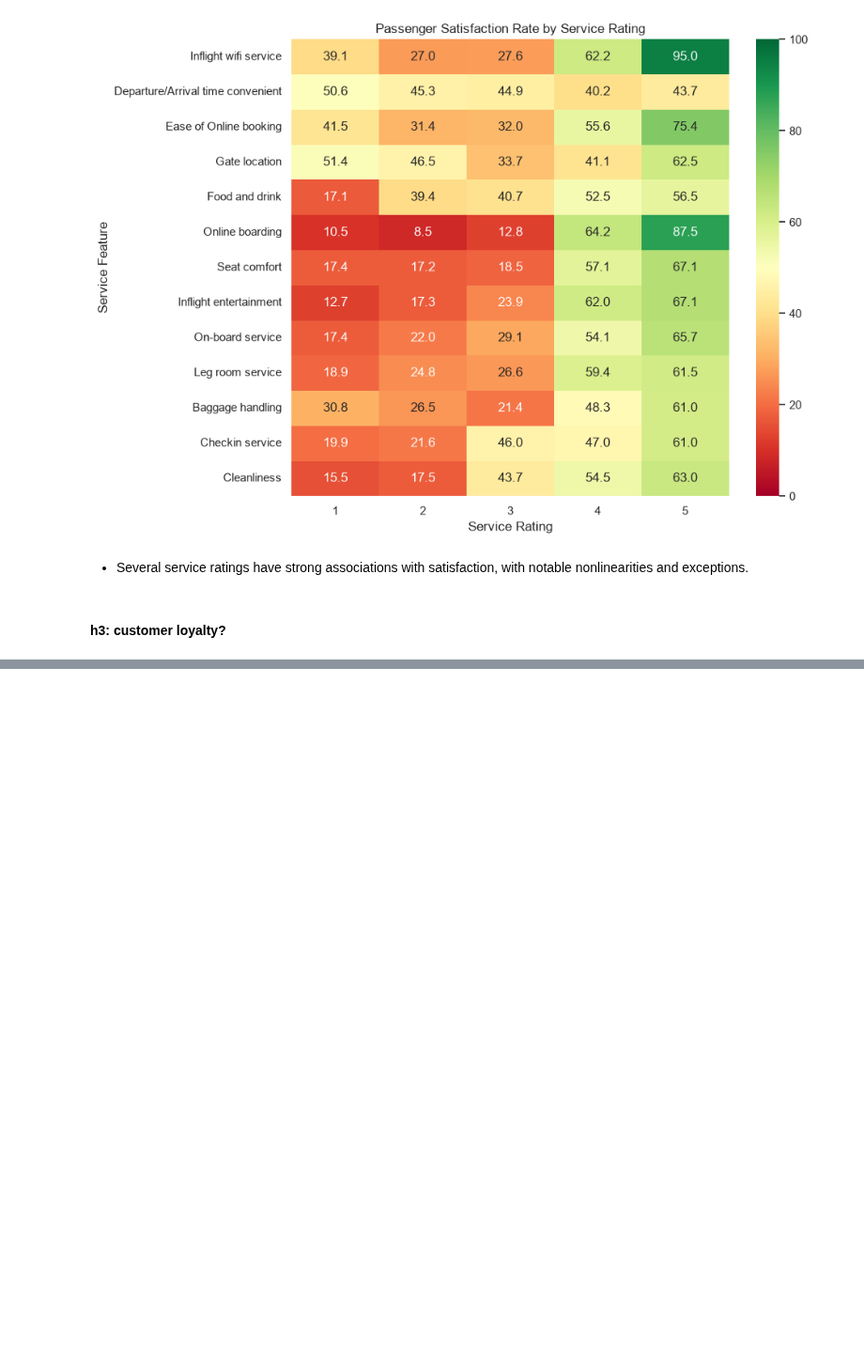
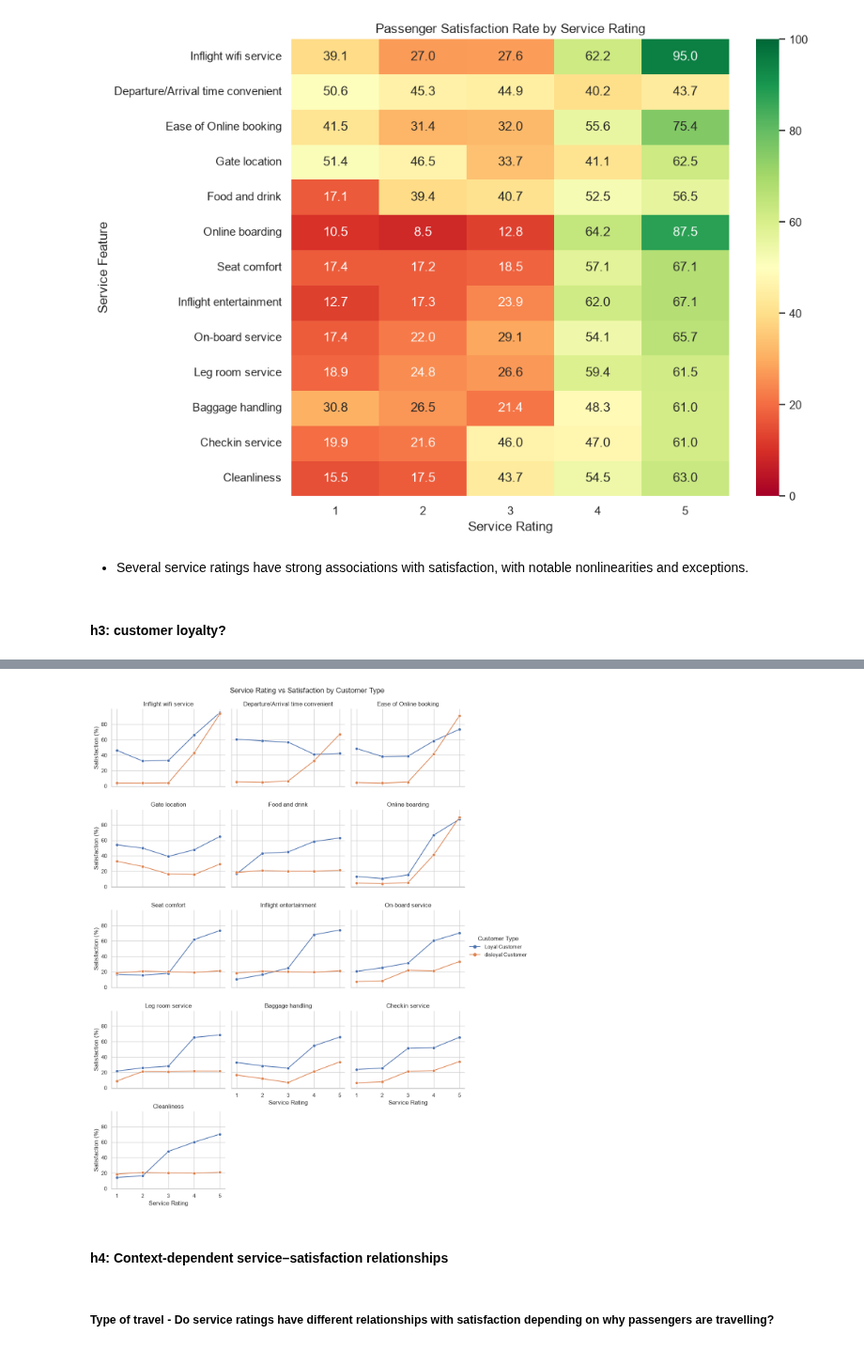
Before and after one commit to BharatK0049/airline-satisfaction-prediction, a Jupyter notebook: notebooks/02_eda.ipynb, the cells around one changed output, grey strips where cells are left out. Shown at 94% size. Drawn from its saved outputs; the diff is of its cells as text; code cells hidden in the pictures; blank space fills up the shorter version.

Commit message:
feat: complete exploratory analysis of airline satisfaction (Day 3)

```diff
--- a/notebooks/02_eda.ipynb
+++ b/notebooks/02_eda.ipynb
@@ -543,0 +611,48 @@ plt.show()
+# %%
+loyalty_comparison = []
+
+for col in rating_cols:
+    for customer_type in ["Loyal Customer", "disloyal Customer"]:
+        for rating in range(1, 6):
+            mask = (
+                (train_df["Customer Type"] == customer_type) &
+                (train_df[col] == rating)
+            )
+
+            satisfaction_rate = train_df.loc[mask, "satisfaction"].mean() * 100
+
+            loyalty_comparison.append({
+                "Feature": col,
+                "Customer Type": customer_type,
+                "Rating": rating,
+                "Satisfaction (%)": satisfaction_rate
+            })
+
+loyalty_comparison = pd.DataFrame(loyalty_comparison)
+# %%
+g = sns.relplot(
+    data=loyalty_comparison,
+    x="Rating",
+    y="Satisfaction (%)",
+    hue="Customer Type",
+    col="Feature",
+    col_wrap=3,
+    kind="line",
+    marker="o",
+    facet_kws={"sharey": True},
+    height=3,
+    aspect=1.2
+)
+
+g.set_axis_labels("Service Rating", "Satisfaction (%)")
+g.set_titles("{col_name}")
+g.set(xticks=[1, 2, 3, 4, 5])
+g.figure.subplots_adjust(top=0.94)
+g.figure.suptitle("Service Rating vs Satisfaction by Customer Type")
+plt.show()
+# %% [output]
+[figure, added]
+# %% [markdown]
+#### h4: Context-dependent service–satisfaction relationships
+# %% [markdown]
+##### Type of travel - Do service ratings have different relationships with satisfaction depending on why passengers are travelling?
```
Also changed, not shown: parts of 16 cells of this notebook, 2 other files.
